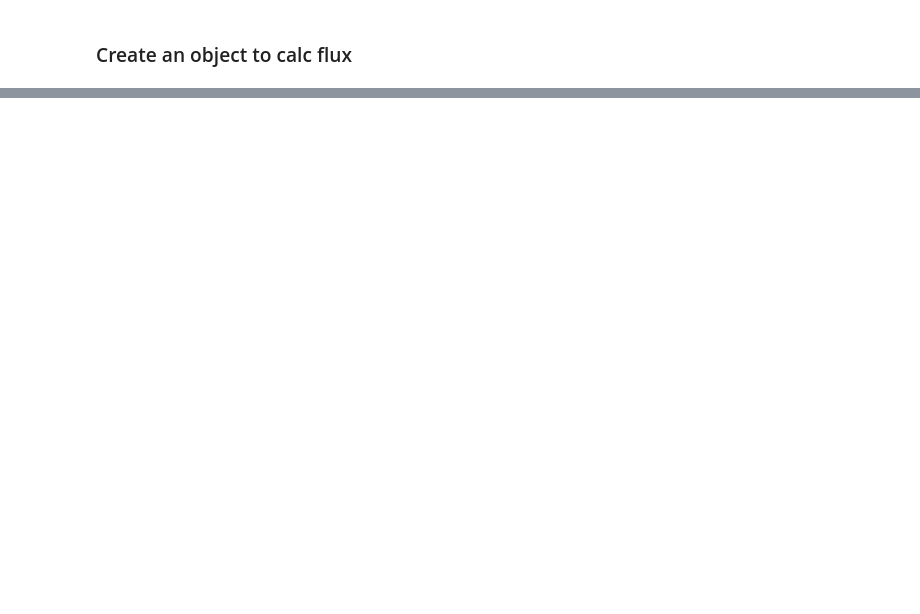
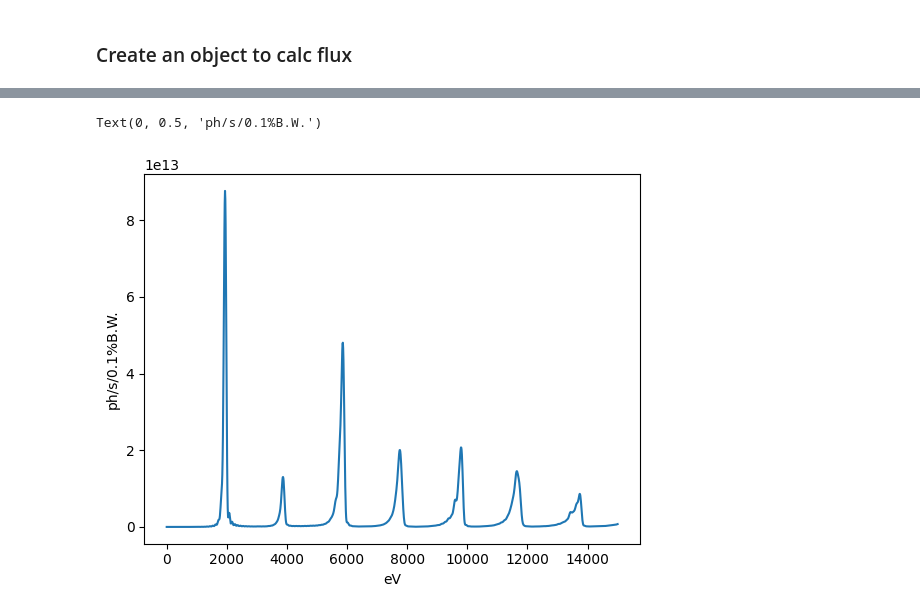
Before and after one commit to lnls-ids/spectrainterface, a Jupyter notebook: tutorial_spectra_interface.ipynb, the cells around one changed output, grey strips where cells are left out. Drawn from its saved outputs; the diff is of its cells as text; code cells hidden in the pictures; blank space fills up the shorter version.

```diff
--- a/tutorial_spectra_interface.ipynb
+++ b/tutorial_spectra_interface.ipynb
@@ -61,0 +68,6 @@ plt.plot(variables[0, :], data[0, :])
+# %%
+spectra.calc_flux.output_type = spectra.calc_flux.CalcConfigs.Output.flux
+spectra.calc_flux.slit_shape = spectra.calc_flux.CalcConfigs.SlitShape.circular
+spectra.calc_flux.slit_acceptance = [0, 0.04]
+spectra.calc_flux.set_config()
+spectra.calc_flux.run_calculation()
@@ -61,0 +76,7 @@ plt.plot(variables[0, :], data[0, :])
+# %%
+plt.plot(spectra.calc_flux.output_variables[0, :], spectra.calc_flux.output_data[0, :])
+plt.xlabel(spectra.calc_flux.output_captions['units'][0])
+plt.ylabel(spectra.calc_flux.output_captions['units'][1])
+# %% [output]
+Text(0, 0.5, 'ph/s/0.1%B.W.')
+[figure, added]
```
Also changed, not shown: parts of 10 cells of this notebook, 4 other files.
